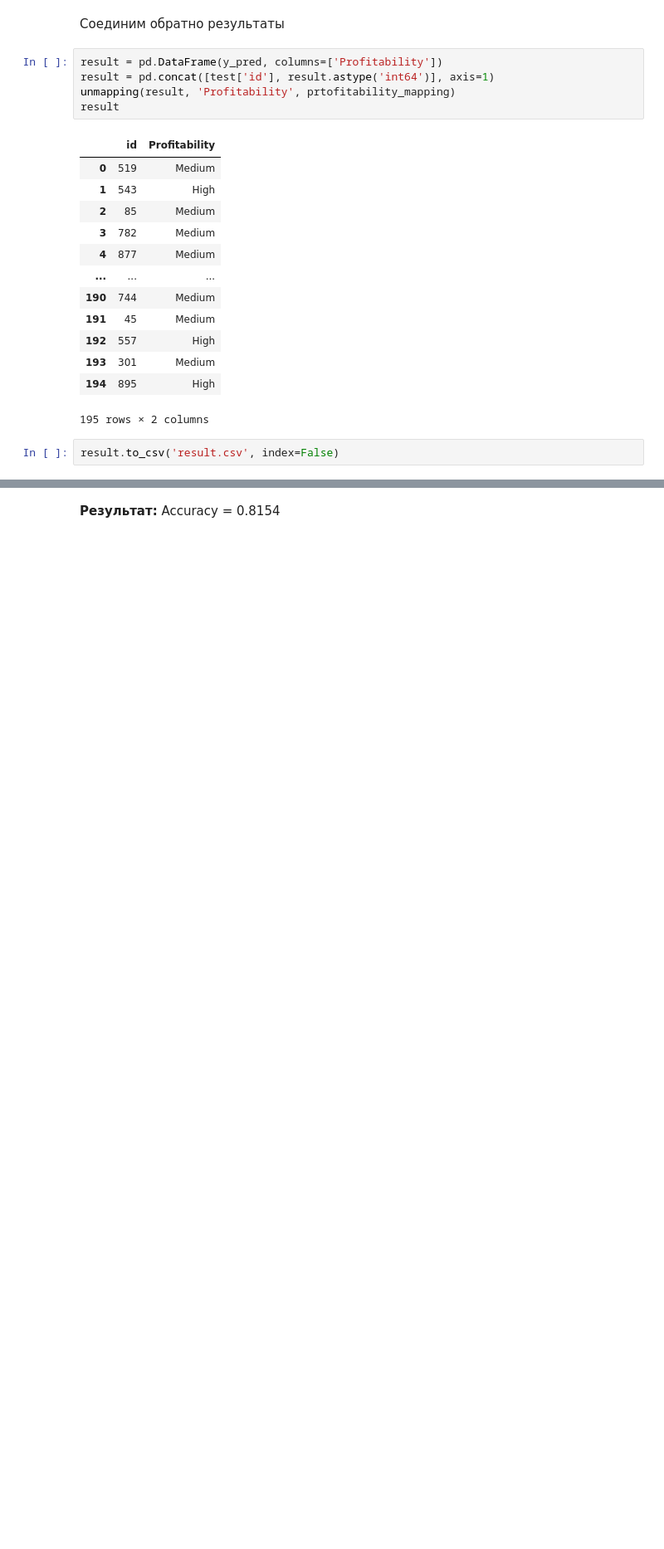
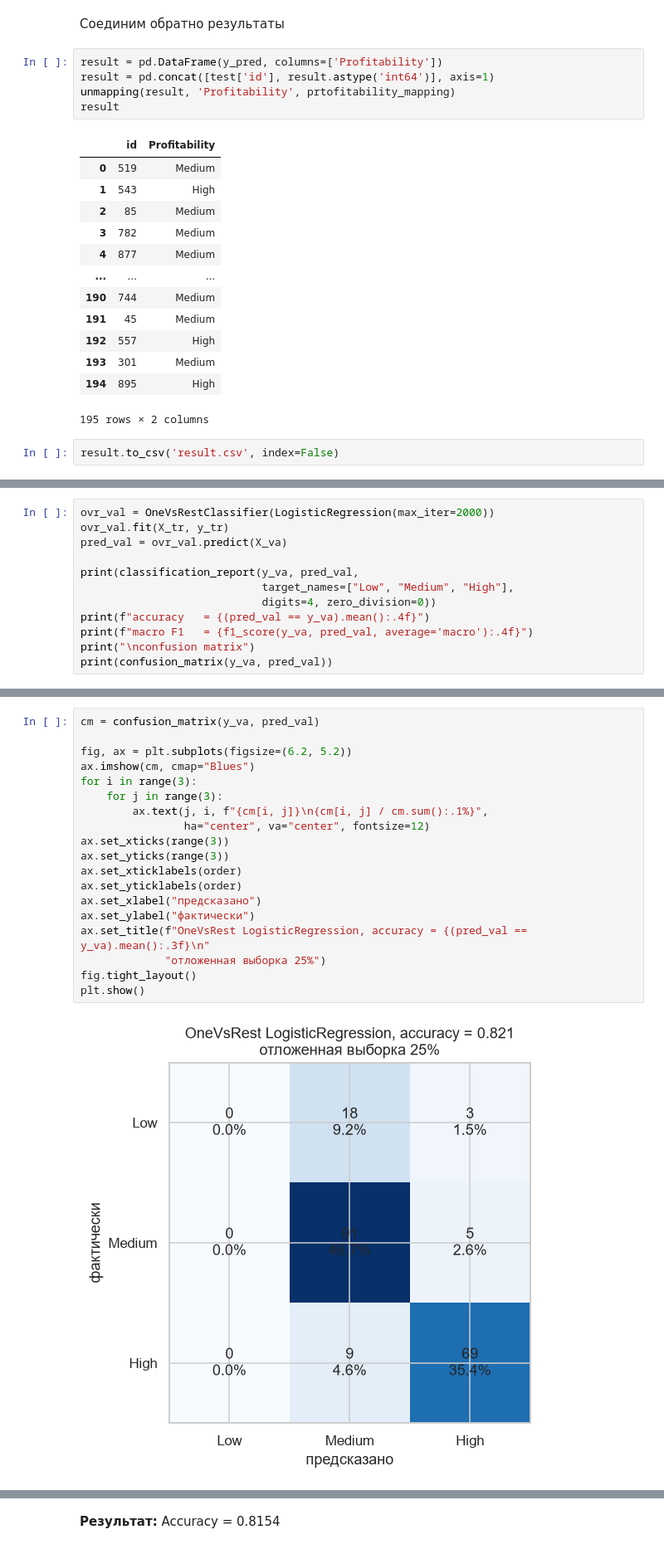
Before and after one commit to mishandri/Data-Science, a Jupyter notebook: Рентабельность ресторана/case.ipynb, the cells around one changed output, grey strips where cells are left out. Shown at 83% size. Cells and saved outputs as stored; diff of their text form; blank space fills up the shorter version.

```diff
--- a/Рентабельность ресторана/case.ipynb
+++ b/Рентабельность ресторана/case.ipynb
@@ -211,0 +260,12 @@ result.to_csv('result.csv', index=False)
+# %%
+ovr_val = OneVsRestClassifier(LogisticRegression(max_iter=2000))
+ovr_val.fit(X_tr, y_tr)
+pred_val = ovr_val.predict(X_va)
+
+print(classification_report(y_va, pred_val,
+                            target_names=["Low", "Medium", "High"],
+                            digits=4, zero_division=0))
+print(f"accuracy   = {(pred_val == y_va).mean():.4f}")
+print(f"macro F1   = {f1_score(y_va, pred_val, average='macro'):.4f}")
+print("\nconfusion matrix")
+print(confusion_matrix(y_va, pred_val))
@@ -211,0 +322,21 @@ result.to_csv('result.csv', index=False)
+# %%
+cm = confusion_matrix(y_va, pred_val)
+
+fig, ax = plt.subplots(figsize=(6.2, 5.2))
+ax.imshow(cm, cmap="Blues")
+for i in range(3):
+    for j in range(3):
+        ax.text(j, i, f"{cm[i, j]}\n{cm[i, j] / cm.sum():.1%}",
+                ha="center", va="center", fontsize=12)
+ax.set_xticks(range(3))
+ax.set_yticks(range(3))
+ax.set_xticklabels(order)
+ax.set_yticklabels(order)
+ax.set_xlabel("предсказано")
+ax.set_ylabel("фактически")
+ax.set_title(f"OneVsRest LogisticRegression, accuracy = {(pred_val == y_va).mean():.3f}\n"
+             "отложенная выборка 25%")
+fig.tight_layout()
+plt.show()
+# %% [output]
+[figure, added]
```
Also changed, not shown: parts of 10 cells of this notebook, 50 other files.
